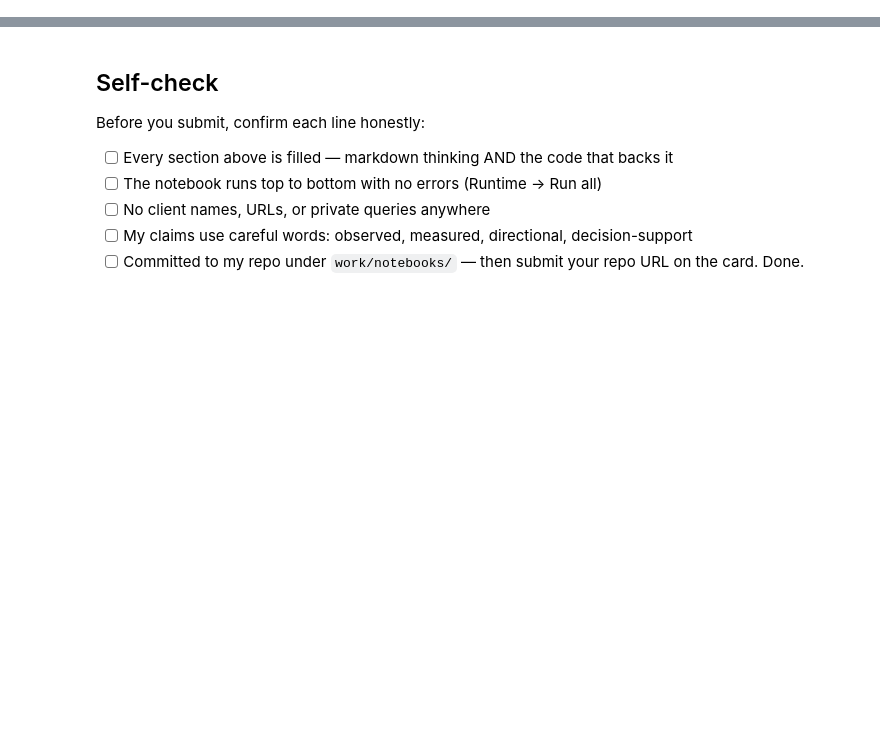
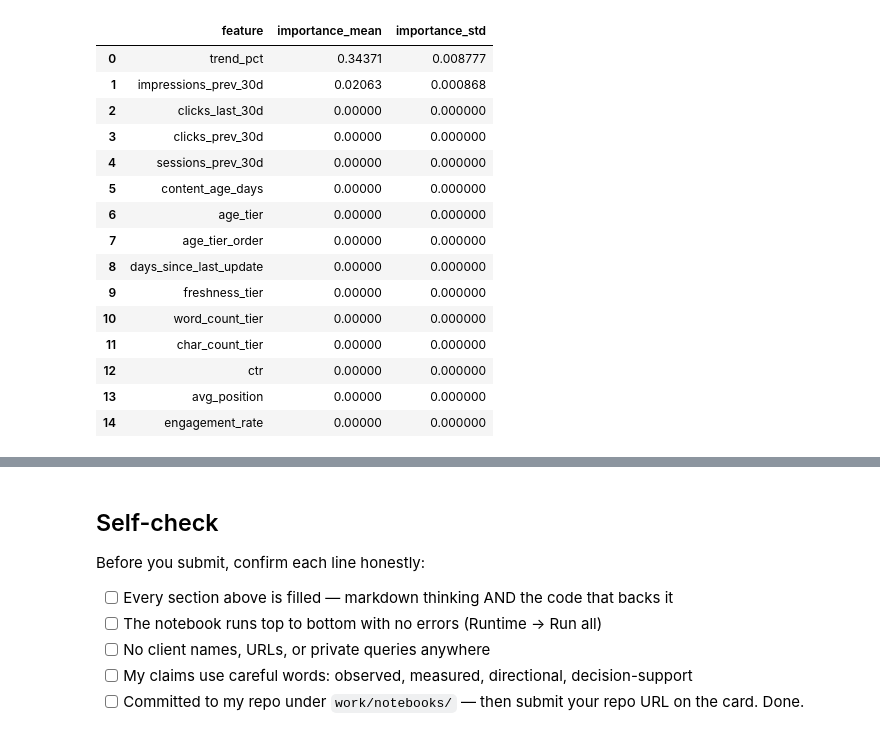
Before and after one commit to mayurkharche01/Internship-starter-flyrank, a Jupyter notebook: work/notebooks/w05_model.ipynb, the cells around one changed output, grey strips where cells are left out. Saved outputs shown, nothing was run; the diff lists cells and outputs as text; code cells hidden in the pictures; blank space fills up the shorter version.

```diff
--- a/work/notebooks/w05_model.ipynb
+++ b/work/notebooks/w05_model.ipynb
@@ -36,0 +332,14 @@ This skeleton is yours to fill. Work the sections **in order** — each one has
+# %%
+numeric_features = X_train.select_dtypes(
+    include=["number", "bool"]
+).columns.tolist()
+
+categorical_features = X_train.select_dtypes(
+    include=["object", "category"]
+).columns.tolist()
+
+print("Numeric features:", len(numeric_features))
+print("Categorical features:", len(categorical_features))
+
+print("\nCategorical columns:")
+print(categorical_features)
@@ -36,0 +867,47 @@ This skeleton is yours to fill. Work the sections **in order** — each one has
+# %%
+# Permutation importance on the held-out test set.
+# Scoring uses ROC-AUC because the model outputs probabilities.
+
+perm = permutation_importance(
+    model_pipeline,
+    X_test,
+    y_test,
+    scoring="roc_auc",
+    n_repeats=5,
+    random_state=42,
+    n_jobs=-1
+)
+
+importance_df = pd.DataFrame({
+    "feature": X_test.columns,
+    "importance_mean": perm.importances_mean,
+    "importance_std": perm.importances_std
+})
+
+importance_df = (
+    importance_df
+    .sort_values(
+        "importance_mean",
+        ascending=False
+    )
+    .reset_index(drop=True)
+)
+
+display(importance_df.head(15))
+# %% [output]
+|  | feature | importance_mean | importance_std |
+| 0 | trend_pct | 0.34371 | 0.008777 |
+| 1 | impressions_prev_30d | 0.02063 | 0.000868 |
+| 2 | clicks_last_30d | 0.00000 | 0.000000 |
+| 3 | clicks_prev_30d | 0.00000 | 0.000000 |
+| 4 | sessions_prev_30d | 0.00000 | 0.000000 |
+| 5 | content_age_days | 0.00000 | 0.000000 |
+| 6 | age_tier | 0.00000 | 0.000000 |
+| 7 | age_tier_order | 0.00000 | 0.000000 |
+| 8 | days_since_last_update | 0.00000 | 0.000000 |
+| 9 | freshness_tier | 0.00000 | 0.000000 |
+| 10 | word_count_tier | 0.00000 | 0.000000 |
+| 11 | char_count_tier | 0.00000 | 0.000000 |
+| 12 | ctr | 0.00000 | 0.000000 |
+| 13 | avg_position | 0.00000 | 0.000000 |
+| 14 | engagement_rate | 0.00000 | 0.000000 |
```
Also changed, not shown: parts of 47 cells of this notebook.
